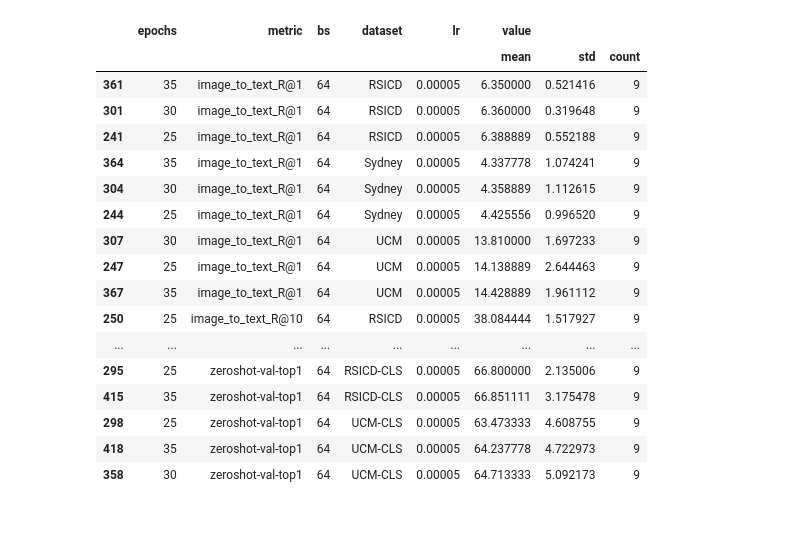
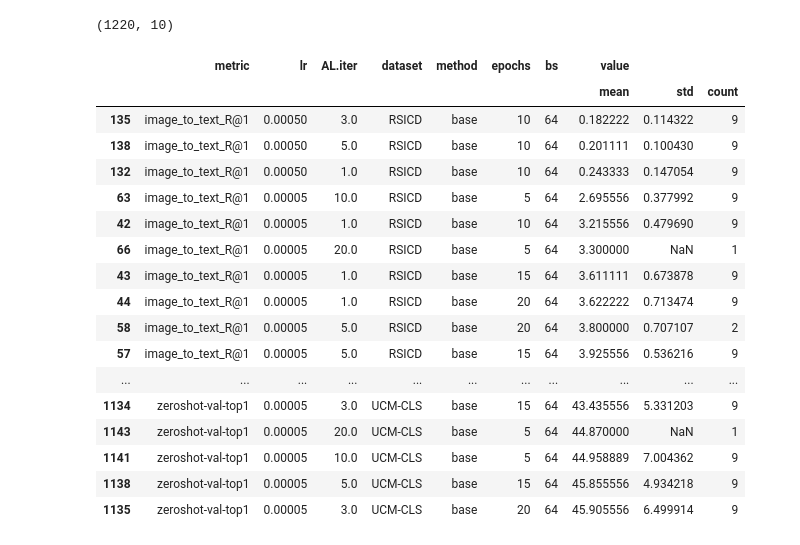
Before and after one commit to nataliehh/thesis2023-2024, a Jupyter notebook: results_analysis.ipynb, the cells around one changed output. Saved outputs shown, nothing was run; the diff lists cells and outputs as text; code cells hidden in the pictures.

```diff
--- a/results_analysis.ipynb
+++ b/results_analysis.ipynb
@@ -15,6 +15,9 @@ def remove_underscore_before(val): # Remove underscore, and keep the part before
     return val.split('_')[0]
 def map2d(func, grid): # Mapping for 2d arrays, from: https://stackoverflow.com/questions/70742445/elegant-map-over-2d-list
     return [[func(value) for value in row] for row in grid]
+def full_display(df):
+    with pd.option_context('display.max_rows', None, 'display.max_columns', None):
+        display(df)
 
 df = pd.DataFrame(results, columns = ['model', 'dataset', 'metric', 'value'])
 df['value'] = pd.to_numeric(df['value'])
@@ -121,28 +120,26 @@ with pd.option_context('display.max_rows', None, 'display.max_columns', None):
-# %%
-### RESULTS WITHOUT MY IMPROVED FORMATTING
-
-df_2 = df_grouped.reset_index()
-# df_2 = df_2[(df_2['method'] == 'ours') & (df_2['ratio'] == 0.2) & (df_2['PL'] == 'ot.image')] # (df_2['metric'] == 'image_to_text_R@5') &
-df_2 = df_2[(df_2['epochs'] > 20)  & (df_2['bs'] == 64) & (df_2['lr']==5e-5)] # &(df_2['lr']==5e-5)
-df_2 = df_2.sort_values(['metric', 'dataset', ('value', 'mean')])
-with pd.option_context('display.max_rows', None, 'display.max_columns', None):
-    display(df_2)
-# %% [output]
-|  | epochs | metric | bs | dataset | lr | value |  |  |
-|  |  |  |  |  |  | mean | std | count |
-| 361 | 35 | image_to_text_R@1 | 64 | RSICD | 0.00005 | 6.350000 | 0.521416 | 9 |
-| 301 | 30 | image_to_text_R@1 | 64 | RSICD | 0.00005 | 6.360000 | 0.319648 | 9 |
-| 241 | 25 | image_to_text_R@1 | 64 | RSICD | 0.00005 | 6.388889 | 0.552188 | 9 |
-| 364 | 35 | image_to_text_R@1 | 64 | Sydney | 0.00005 | 4.337778 | 1.074241 | 9 |
-| 304 | 30 | image_to_text_R@1 | 64 | Sydney | 0.00005 | 4.358889 | 1.112615 | 9 |
-| 244 | 25 | image_to_text_R@1 | 64 | Sydney | 0.00005 | 4.425556 | 0.996520 | 9 |
-| 307 | 30 | image_to_text_R@1 | 64 | UCM | 0.00005 | 13.810000 | 1.697233 | 9 |
-| 247 | 25 | image_to_text_R@1 | 64 | UCM | 0.00005 | 14.138889 | 2.644463 | 9 |
-| 367 | 35 | image_to_text_R@1 | 64 | UCM | 0.00005 | 14.428889 | 1.961112 | 9 |
-| 250 | 25 | image_to_text_R@10 | 64 | RSICD | 0.00005 | 38.084444 | 1.517927 | 9 |
-| ... | ... | ... | ... | ... | ... | ... | ... | ... |
-| 295 | 25 | zeroshot-val-top1 | 64 | RSICD-CLS | 0.00005 | 66.800000 | 2.135006 | 9 |
-| 415 | 35 | zeroshot-val-top1 | 64 | RSICD-CLS | 0.00005 | 66.851111 | 3.175478 | 9 |
-| 298 | 25 | zeroshot-val-top1 | 64 | UCM-CLS | 0.00005 | 63.473333 | 4.608755 | 9 |
-| 418 | 35 | zeroshot-val-top1 | 64 | UCM-CLS | 0.00005 | 64.237778 | 4.722973 | 9 |
-| 358 | 30 | zeroshot-val-top1 | 64 | UCM-CLS | 0.00005 | 64.713333 | 5.092173 | 9 |
+# %%
+df_results.shape
+# %% [output]
+(1220, 10)
+# %%
+# Results with active learning
+full_display(df_results[df_results['AL.iter']>0])
+# %% [output]
+|  | metric | lr | AL.iter | dataset | method | epochs | bs | value |  |  |
+|  |  |  |  |  |  |  |  | mean | std | count |
+| 135 | image_to_text_R@1 | 0.00050 | 3.0 | RSICD | base | 10 | 64 | 0.182222 | 0.114322 | 9 |
+| 138 | image_to_text_R@1 | 0.00050 | 5.0 | RSICD | base | 10 | 64 | 0.201111 | 0.100430 | 9 |
+| 132 | image_to_text_R@1 | 0.00050 | 1.0 | RSICD | base | 10 | 64 | 0.243333 | 0.147054 | 9 |
+| 63 | image_to_text_R@1 | 0.00005 | 10.0 | RSICD | base | 5 | 64 | 2.695556 | 0.377992 | 9 |
+| 42 | image_to_text_R@1 | 0.00005 | 1.0 | RSICD | base | 10 | 64 | 3.215556 | 0.479690 | 9 |
+| 66 | image_to_text_R@1 | 0.00005 | 20.0 | RSICD | base | 5 | 64 | 3.300000 | NaN | 1 |
+| 43 | image_to_text_R@1 | 0.00005 | 1.0 | RSICD | base | 15 | 64 | 3.611111 | 0.673878 | 9 |
+| 44 | image_to_text_R@1 | 0.00005 | 1.0 | RSICD | base | 20 | 64 | 3.622222 | 0.713474 | 9 |
+| 58 | image_to_text_R@1 | 0.00005 | 5.0 | RSICD | base | 20 | 64 | 3.800000 | 0.707107 | 2 |
+| 57 | image_to_text_R@1 | 0.00005 | 5.0 | RSICD | base | 15 | 64 | 3.925556 | 0.536216 | 9 |
+| ... | ... | ... | ... | ... | ... | ... | ... | ... | ... | ... |
+| 1134 | zeroshot-val-top1 | 0.00005 | 3.0 | UCM-CLS | base | 15 | 64 | 43.435556 | 5.331203 | 9 |
+| 1143 | zeroshot-val-top1 | 0.00005 | 20.0 | UCM-CLS | base | 5 | 64 | 44.870000 | NaN | 1 |
+| 1141 | zeroshot-val-top1 | 0.00005 | 10.0 | UCM-CLS | base | 5 | 64 | 44.958889 | 7.004362 | 9 |
+| 1138 | zeroshot-val-top1 | 0.00005 | 5.0 | UCM-CLS | base | 15 | 64 | 45.855556 | 4.934218 | 9 |
+| 1135 | zeroshot-val-top1 | 0.00005 | 3.0 | UCM-CLS | base | 20 | 64 | 45.905556 | 6.499914 | 9 |
```
Also changed, not shown: parts of 6 cells of this notebook, 8 other files.
